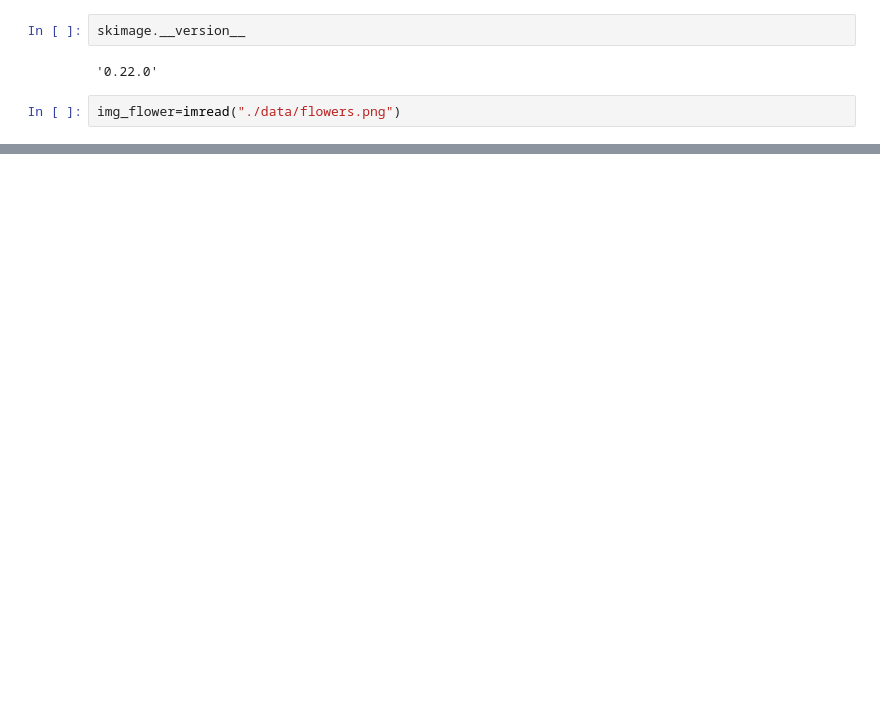
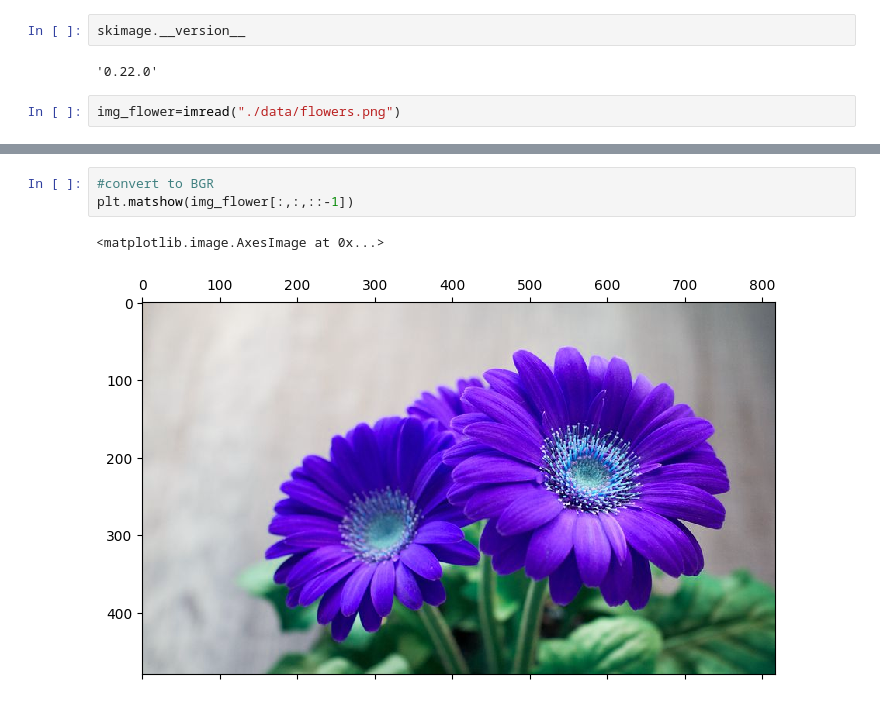
Before and after one commit to ramajaradat/image-preprocessing, a Jupyter notebook: seconed_imge_preprocess.ipynb, the cells around one changed output, grey strips where cells are left out. Drawn from its saved outputs; the diff is of its cells as text; blank space fills up the shorter version.

```diff
--- a/seconed_imge_preprocess.ipynb
+++ b/seconed_imge_preprocess.ipynb
@@ -17,0 +19,6 @@ plt.matshow(img_flower)
+# %%
+#convert to BGR
+plt.matshow(img_flower[:,:,::-1])
+# %% [output]
+<matplotlib.image.AxesImage at 0x...>
+[figure, added]
```
Also changed, not shown: parts of 4 cells of this notebook, 1 other file.
